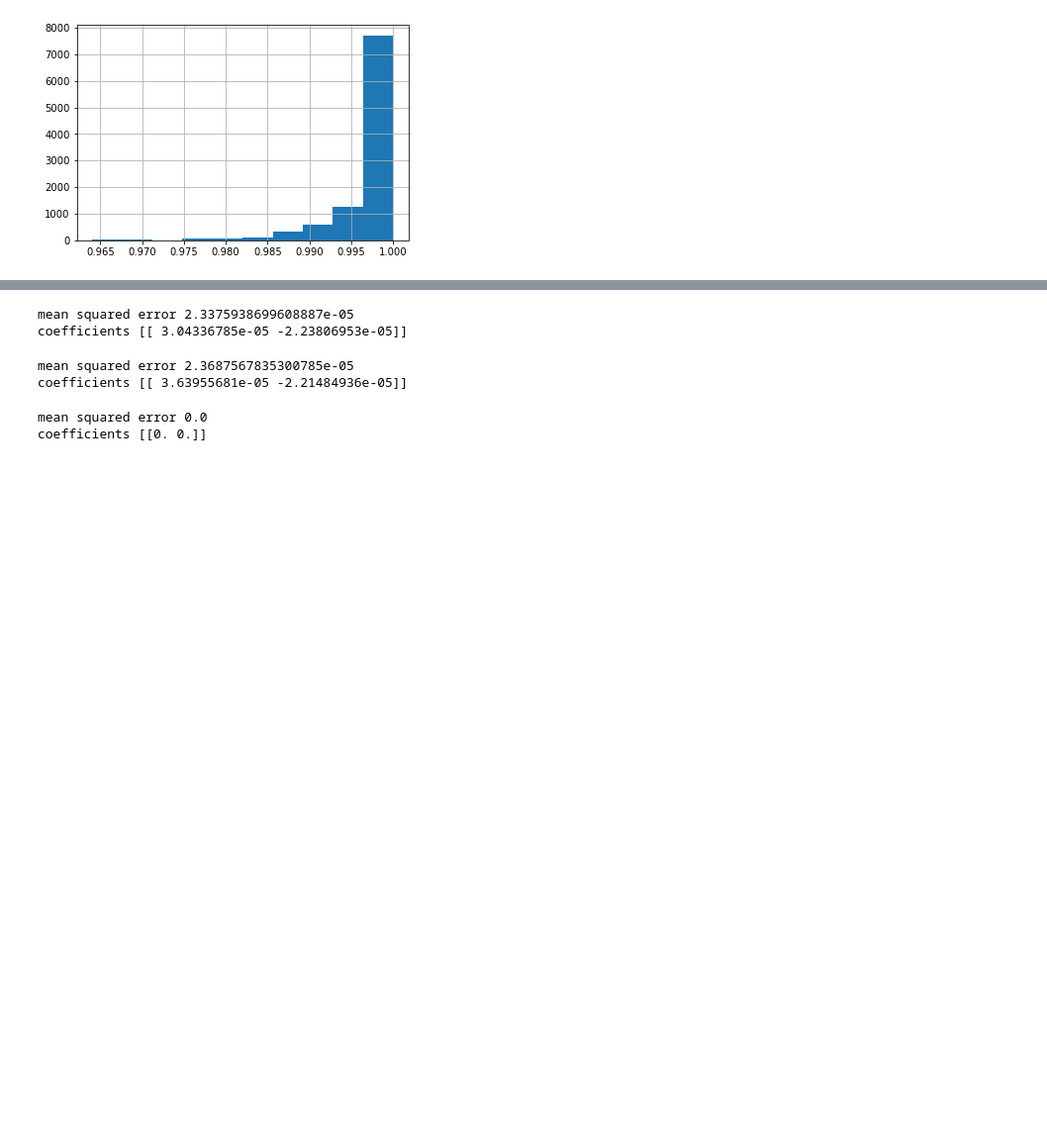
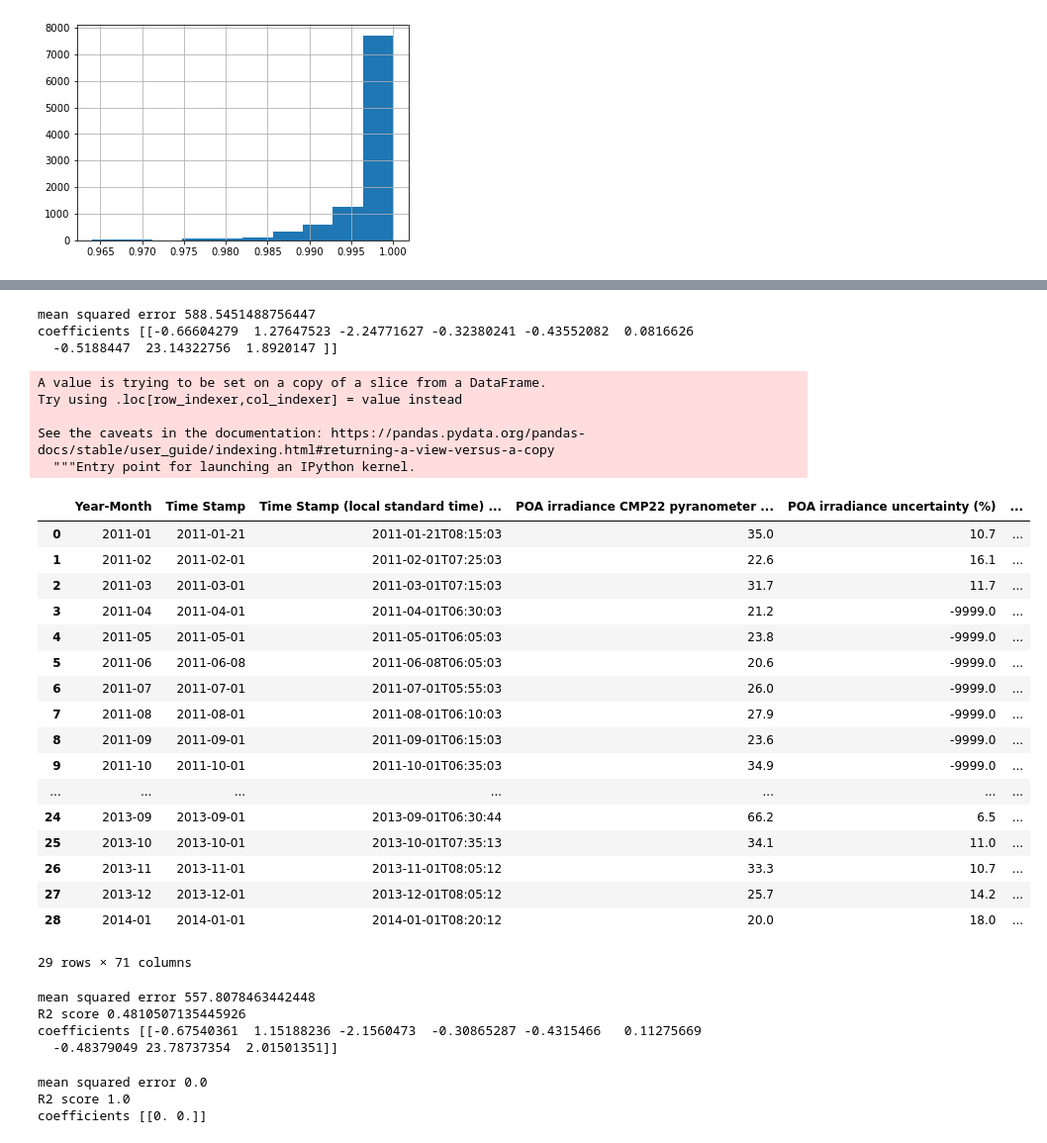
Before and after one commit to Edidas02/PV-Module-Model, a Jupyter notebook: solar-panels.ipynb, the cells around one changed output, grey strips where cells are left out. Shown at 99% size. Drawn from its saved outputs; the diff is of its cells as text; code cells hidden in the pictures; blank space fills up the shorter version.

```diff
--- a/solar-panels.ipynb
+++ b/solar-panels.ipynb
@@ -203,7 +217,7 @@ Name: POA irradiance CMP22 pyranometer (W/m2), dtype: float64
 # %%
 # create basic regression model
-x_vars = ["Relative humidity (%RH)", "PV module back surface temperature (degC)"]
-y_var = ["PV module soiling derate"]
+x_vars = ["Relative humidity (%RH)", "PV module back surface temperature (degC)", "tempC", "cloudcover", "windspeedKmph", "sunHour", "DewPointC","totalSnow_cm", "uvIndex"]
+y_var = ["POA irradiance CMP22 pyranometer (W/m2)"]
 simple_reg = sklearn.linear_model.LinearRegression(normalize=True)
 simple_reg.fit(df3.loc[:, x_vars], df3.loc[:, y_var])
 
@@ -212,8 +226,9 @@ pred = simple_reg.predict(df3.loc[:, x_vars])
 print("mean squared error", sklearn.metrics.mean_squared_error(pred, df3.loc[:, y_var]))
 print("coefficients", simple_reg.coef_)
 # %% [output]
-mean squared error 2.3375938699608887e-05
-coefficients [[ 3.04336785e-05 -2.23806953e-05]]
+mean squared error 588.5451488756447
+coefficients [[-0.66604279  1.27647523 -2.24771627 -0.32380241 -0.43552082  0.0816626
+  -0.5188447  23.14322756  1.8920147 ]]
 # %%
 df_cleaned = df3[df3["Cleaned"] == 1]
 df_dirty = df3[df3["Cleaned"] == 0]
@@ -220,3 +236,32 @@ df_dirty = df3[df3["Cleaned"] == 0]
+# %%
+df_dirty["Year-Month"] = df_dirty["Time Stamp"].apply(lambda x : x.split("-")[0] + "-" + x.split("-")[1])
+df_delta = df_dirty.groupby(["Year-Month"], as_index=False).first()
+df_delta["Soiling Change"] = df_dirty.groupby(["Year-Month"], as_index=False).min()["PV module soiling derate"] - df_dirty.groupby(["Year-Month"], as_index=False).max()["PV module soiling derate"]
+df_delta
+# %% [output]
+A value is trying to be set on a copy of a slice from a DataFrame.
+Try using .loc[row_indexer,col_indexer] = value instead
+
+See the caveats in the documentation: https://pandas.pydata.org/pandas-docs/stable/user_guide/indexing.html#returning-a-view-versus-a-copy
+  """Entry point for launching an IPython kernel.
+|  | Year-Month | Time Stamp | Time Stamp (local standard time) ... | POA irradiance CMP22 pyranometer ... | POA irradiance uncertainty (%) | ... |
+| 0 | 2011-01 | 2011-01-21 | 2011-01-21T08:15:03 | 35.0 | 10.7 | ... |
+| 1 | 2011-02 | 2011-02-01 | 2011-02-01T07:25:03 | 22.6 | 16.1 | ... |
+| 2 | 2011-03 | 2011-03-01 | 2011-03-01T07:15:03 | 31.7 | 11.7 | ... |
+| 3 | 2011-04 | 2011-04-01 | 2011-04-01T06:30:03 | 21.2 | -9999.0 | ... |
+| 4 | 2011-05 | 2011-05-01 | 2011-05-01T06:05:03 | 23.8 | -9999.0 | ... |
+| 5 | 2011-06 | 2011-06-08 | 2011-06-08T06:05:03 | 20.6 | -9999.0 | ... |
+| 6 | 2011-07 | 2011-07-01 | 2011-07-01T05:55:03 | 26.0 | -9999.0 | ... |
+| 7 | 2011-08 | 2011-08-01 | 2011-08-01T06:10:03 | 27.9 | -9999.0 | ... |
+| 8 | 2011-09 | 2011-09-01 | 2011-09-01T06:15:03 | 23.6 | -9999.0 | ... |
+| 9 | 2011-10 | 2011-10-01 | 2011-10-01T06:35:03 | 34.9 | -9999.0 | ... |
+| ... | ... | ... | ... | ... | ... | ... |
+| 24 | 2013-09 | 2013-09-01 | 2013-09-01T06:30:44 | 66.2 | 6.5 | ... |
+| 25 | 2013-10 | 2013-10-01 | 2013-10-01T07:35:13 | 34.1 | 11.0 | ... |
+| 26 | 2013-11 | 2013-11-01 | 2013-11-01T08:05:12 | 33.3 | 10.7 | ... |
+| 27 | 2013-12 | 2013-12-01 | 2013-12-01T08:05:12 | 25.7 | 14.2 | ... |
+| 28 | 2014-01 | 2014-01-01 | 2014-01-01T08:20:12 | 20.0 | 18.0 | ... |
+29 rows × 71 columns
 # %%
 # create basic regression model
 simple_reg = sklearn.linear_model.LinearRegression(normalize=True)
@@ -225,10 +270,13 @@ simple_reg.fit(df_dirty.loc[:, x_vars], df_dirty.loc[:, y_var])
 # predictions
 pred = simple_reg.predict(df_dirty.loc[:, x_vars])
 print("mean squared error", sklearn.metrics.mean_squared_error(pred, df_dirty.loc[:, y_var]))
+print("R2 score", sklearn.metrics.r2_score(df_dirty.loc[:, y_var], pred))
 print("coefficients", simple_reg.coef_)
 # %% [output]
-mean squared error 2.3687567835300785e-05
-coefficients [[ 3.63955681e-05 -2.21484936e-05]]
+mean squared error 557.8078463442448
+R2 score 0.4810507135445926
+coefficients [[-0.67540361  1.15188236 -2.1560473  -0.30865287 -0.4315466   0.11275669
+  -0.48379049 23.78737354  2.01501351]]
 # %%
 # create basic regression model
 simple_reg = sklearn.linear_model.LinearRegression(normalize=True)
@@ -237,7 +285,9 @@ simple_reg.fit(df_cleaned.loc[:, x_vars], df_cleaned.loc[:, y_var])
 # predictions
 pred = simple_reg.predict(df_cleaned.loc[:, x_vars])
 print("mean squared error", sklearn.metrics.mean_squared_error(pred, df_cleaned.loc[:, y_var]))
+print("R2 score", sklearn.metrics.r2_score(pred, df_cleaned.loc[:, y_var]))
 print("coefficients", simple_reg.coef_)
 # %% [output]
 mean squared error 0.0
+R2 score 1.0
 coefficients [[0. 0.]]
```
Also changed, not shown: parts of 11 cells of this notebook.
